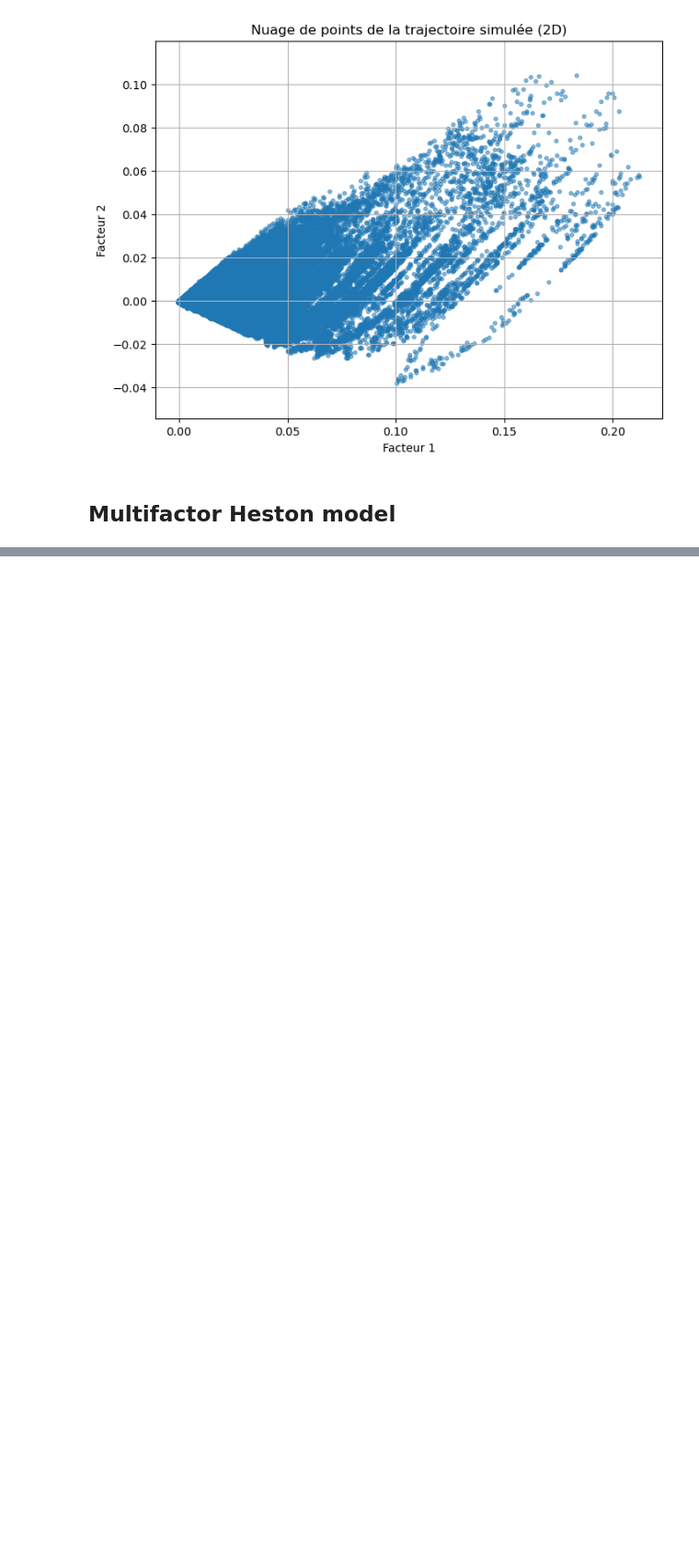
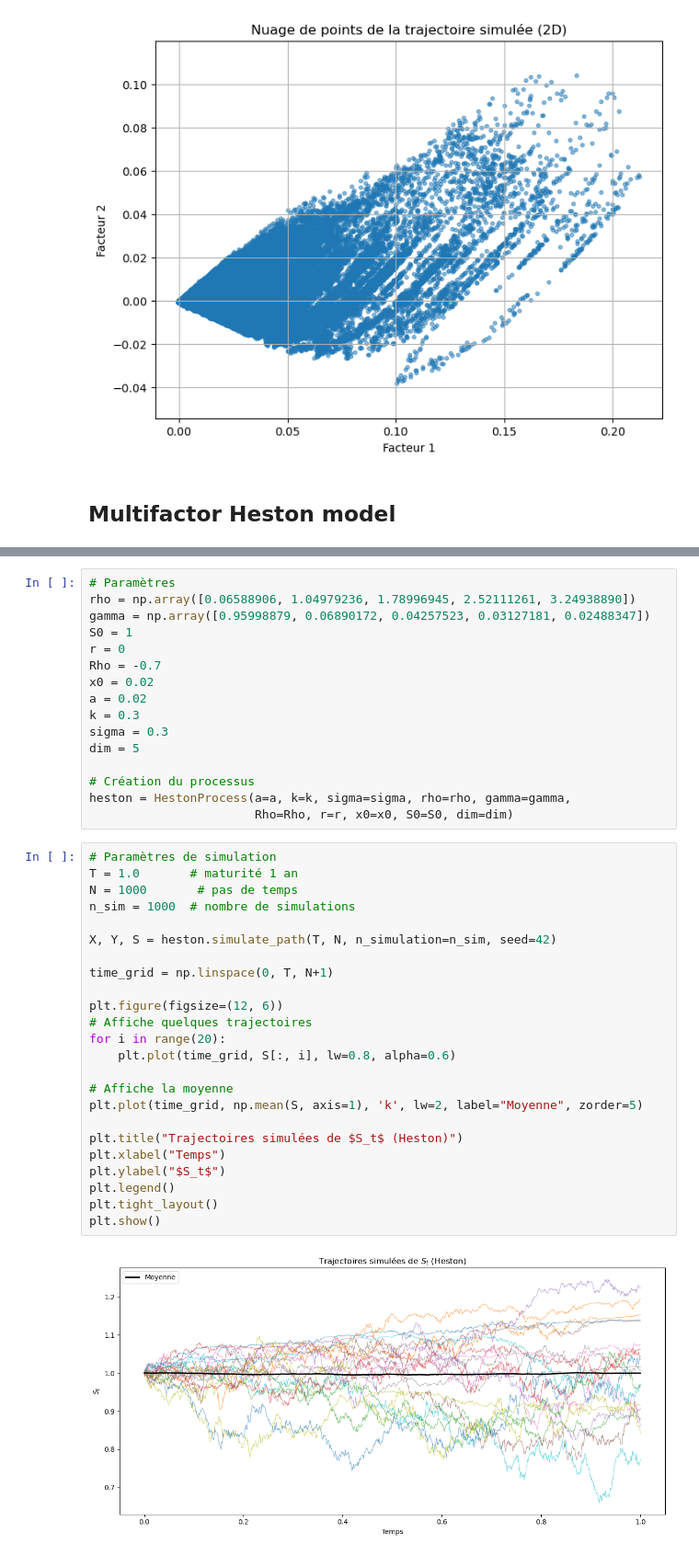
Before and after one commit to maxence2508/stage-cermics, a Jupyter notebook: second-order-schemes-for-multifactor-cir-and-heston-models.ipynb, the cells around one changed output, grey strips where cells are left out. Shown at 92% size. Drawn from its saved outputs; the diff is of its cells as text; blank space fills up the shorter version.

Commit message:
ajout heston

```diff
--- a/second-order-schemes-for-multifactor-cir-and-heston-models.ipynb
+++ b/second-order-schemes-for-multifactor-cir-and-heston-models.ipynb
@@ -578,0 +742,42 @@ plt.show()
+# %%
+# Paramètres
+rho = np.array([0.06588906, 1.04979236, 1.78996945, 2.52111261, 3.24938890])
+gamma = np.array([0.95998879, 0.06890172, 0.04257523, 0.03127181, 0.02488347])
+S0 = 1
+r = 0
+Rho = -0.7
+x0 = 0.02
+a = 0.02
+k = 0.3
+sigma = 0.3
+dim = 5
+
+# Création du processus
+heston = HestonProcess(a=a, k=k, sigma=sigma, rho=rho, gamma=gamma,
+                       Rho=Rho, r=r, x0=x0, S0=S0, dim=dim)
+# %%
+# Paramètres de simulation
+T = 1.0       # maturité 1 an
+N = 1000       # pas de temps
+n_sim = 1000  # nombre de simulations
+
+X, Y, S = heston.simulate_path(T, N, n_simulation=n_sim, seed=42)
+
+time_grid = np.linspace(0, T, N+1)
+
+plt.figure(figsize=(12, 6))
+# Affiche quelques trajectoires
+for i in range(20):
+    plt.plot(time_grid, S[:, i], lw=0.8, alpha=0.6)
+
+# Affiche la moyenne
+plt.plot(time_grid, np.mean(S, axis=1), 'k', lw=2, label="Moyenne", zorder=5)
+
+plt.title("Trajectoires simulées de $S_t$ (Heston)")
+plt.xlabel("Temps")
+plt.ylabel("$S_t$")
+plt.legend()
+plt.tight_layout()
+plt.show()
+# %% [output]
+[figure, added]
```
Also changed, not shown: parts of 7 cells of this notebook, 1 other file.
